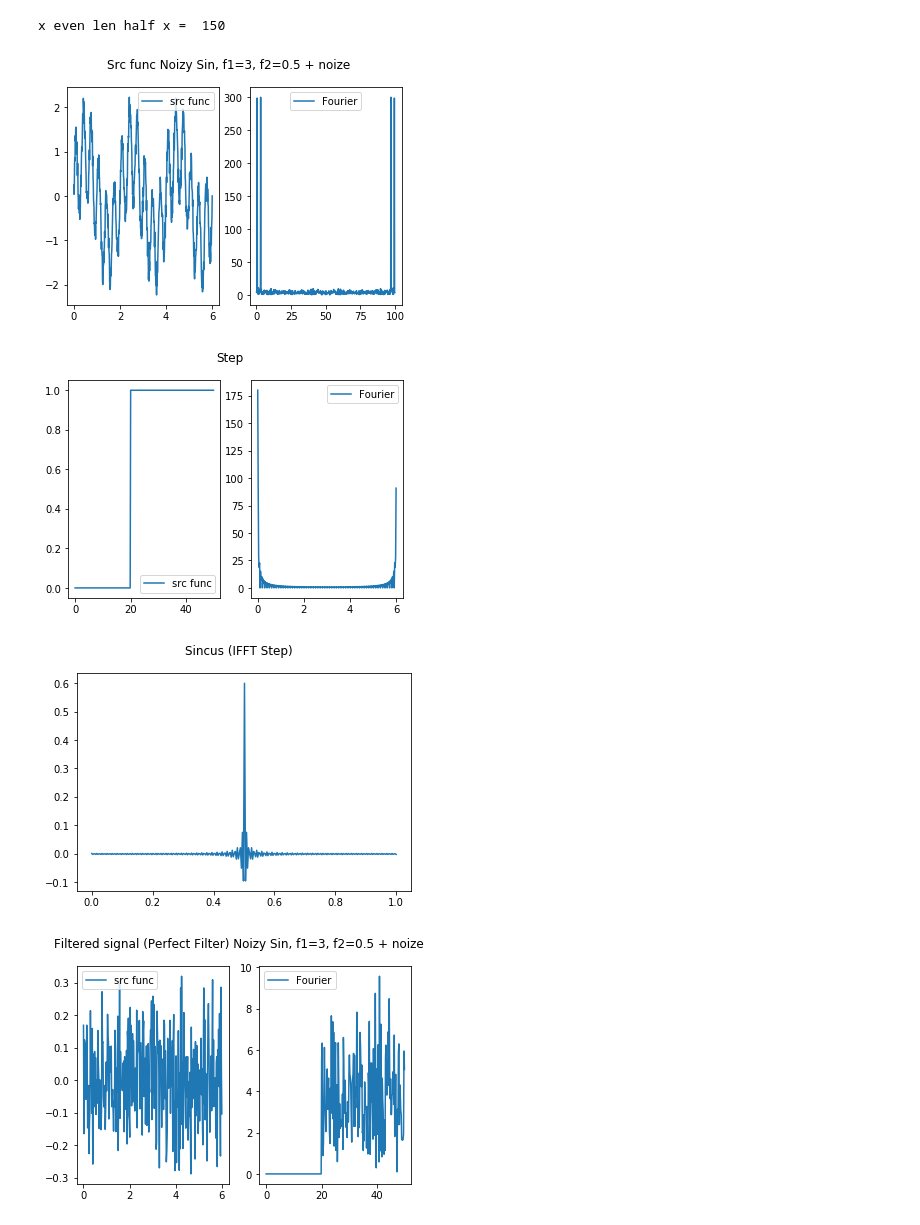
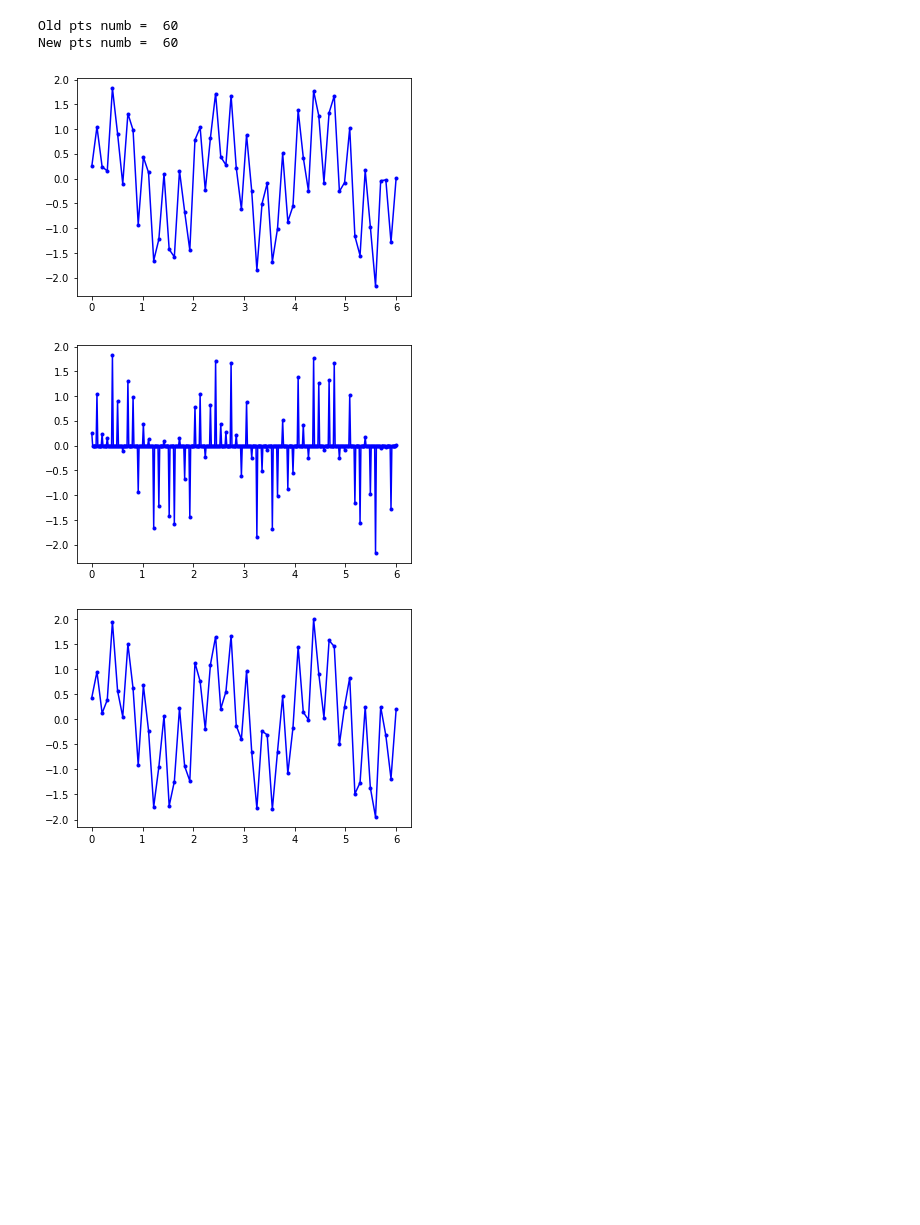
Before and after one commit to PashaIanko/Python, a Jupyter notebook: Signal resampling/Signal Resampling.ipynb, the cells around one changed output. Drawn from its saved outputs; the diff is of its cells as text; code cells hidden in the pictures; blank space fills up the shorter version.

```diff
--- a/Signal resampling/Signal Resampling.ipynb
+++ b/Signal resampling/Signal Resampling.ipynb
@@ -386,27 +372,30 @@ plot_imperfect_low_pass_filtered(sin_Func, 2, 50, 'Noizy Sin')
 # %%
-# Фильтры Высоких частот
-
+# Повышение и понижение частоты дискретизации в одно и то же количество раз
 t_from = 0
 t_to = 6
-dt = 0.01
-N = get_points_numb(t_from, t_to, dt)
+sampling_freq_before = 10
+N = get_points_numb(t_from, t_to, 1/sampling_freq_before)
 
 
 f1 = 3
 f2 = 0.5
 noize_level=0.3
 noize_intensity=0.17
 sin_Func = Function((FuncParams(t_from, t_to, 1, 1, 0, N)))
 sin_Func.reset_x()
 sin_Func.y = np.sin(2*np.pi*f1* sin_Func.x) + np.sin(2*np.pi * f2*sin_Func.x)
 sin_Func.noize(noize_intensity, noize_level)
+sin_Func.plot()
 
 
-
-plot_pefrect_high_pass_filtered(sin_Func, 20, 'Noizy Sin, f1=3, f2=0.5 + noize')
+print("Old pts numb = ", sin_Func.N)
+P = 6 # Во сколько раз будем повышать частоту дискретизации
+Q = 6
+f_resample = min(sampling_freq_before/2, sampling_freq_before * (P / Q)/2)
+plot_resample_low_pass_filtered(sin_Func, P, Q, f_resample, 'Noizy Sin, f1=3, f2=0.5 + noize', P*2)
 # %% [output]
-x even len half x =  150
+Old pts numb =  60
+New pts numb =  60
-[figure, old version]
+[figure, new version]
-[figure, old version]
+[figure, new version]
-[figure, old version]
+[figure, new version]
-[figure, removed]
```
Also changed, not shown: parts of 10 cells of this notebook.
